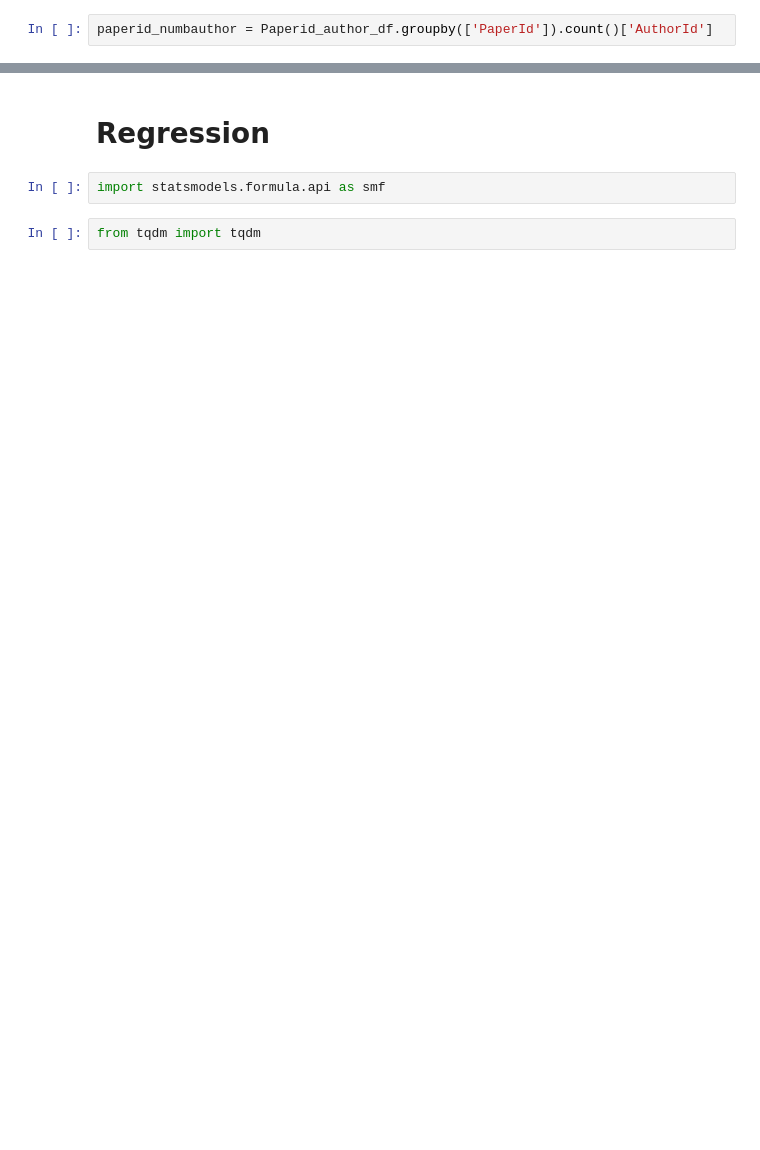
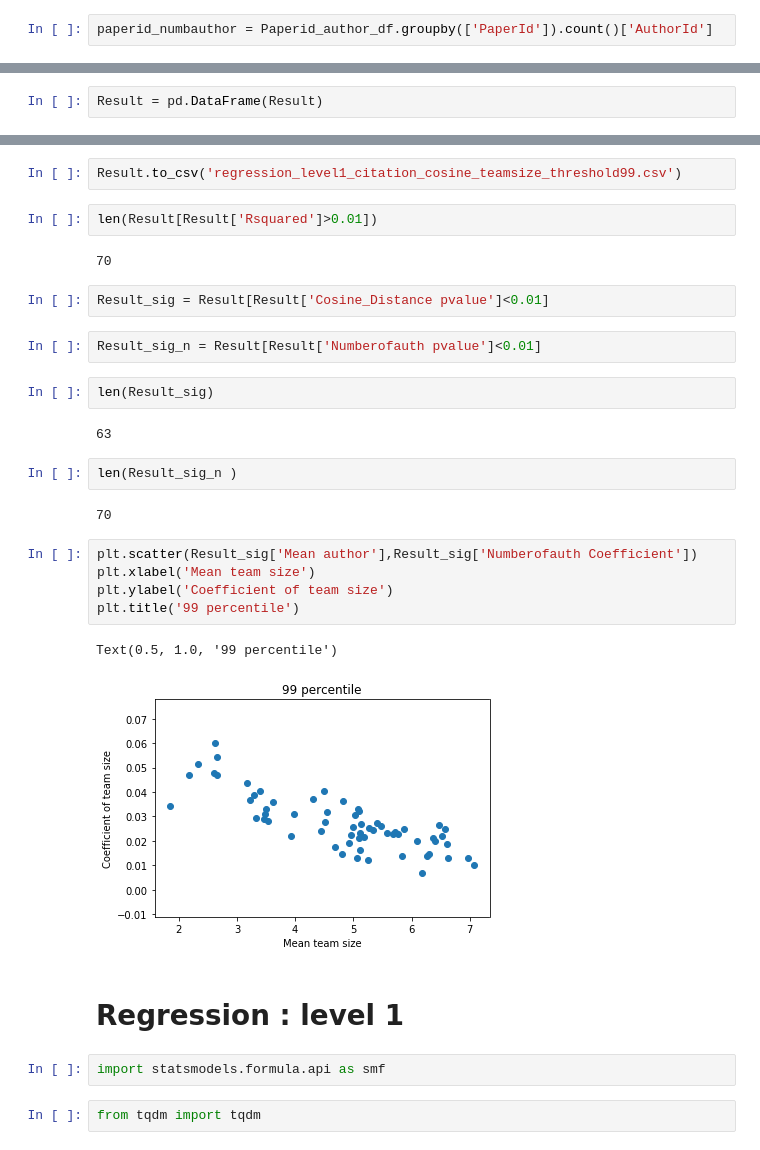
Before and after one commit to MunjungKim/report2vec, a Jupyter notebook: Analysis/MAG/2019/4-Regression-HK.ipynb, the cells around one changed output, grey strips where cells are left out. Saved outputs shown, nothing was run; the diff lists cells and outputs as text; blank space fills up the shorter version.

```diff
--- a/Analysis/MAG/2019/4-Regression-HK.ipynb
+++ b/Analysis/MAG/2019/4-Regression-HK.ipynb
@@ -110,0 +346,2 @@ paperid_numbauthor = Paperid_author_df.groupby(['PaperId']).count()['AuthorId']
+# %%
+Result = pd.DataFrame(Result)
@@ -111,5 +364,31 @@ paperid_numbauthor = Paperid_author_df.groupby(['PaperId']).count()['AuthorId']
+# %%
+Result.to_csv('regression_level1_citation_cosine_teamsize_threshold99.csv')
+# %%
+len(Result[Result['Rsquared']>0.01])
+# %% [output]
+70
+# %%
+Result_sig = Result[Result['Cosine_Distance pvalue']<0.01]
+# %%
+Result_sig_n = Result[Result['Numberofauth pvalue']<0.01]
+# %%
+len(Result_sig)
+# %% [output]
+63
+# %%
+len(Result_sig_n )
+# %% [output]
+70
+# %%
+plt.scatter(Result_sig['Mean author'],Result_sig['Numberofauth Coefficient'])
+plt.xlabel('Mean team size')
+plt.ylabel('Coefficient of team size')
+plt.title('99 percentile')
+# %% [output]
+Text(0.5, 1.0, '99 percentile')
+[figure, added]
 # %% [markdown]
-# Regression
+# Regression : level 1
 # %%
 import statsmodels.formula.api as smf
 # %%
```
Also changed, not shown: parts of 83 cells of this notebook.
